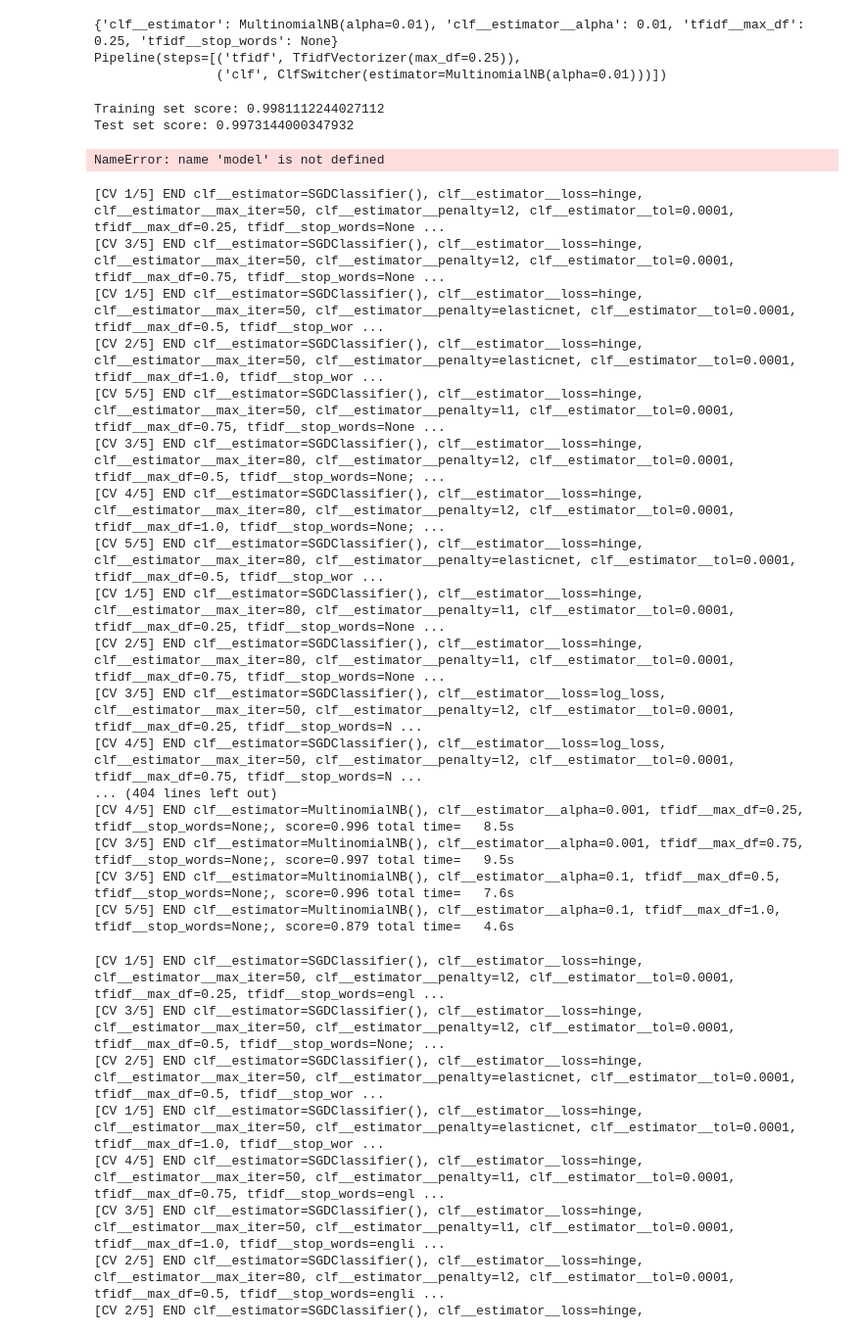
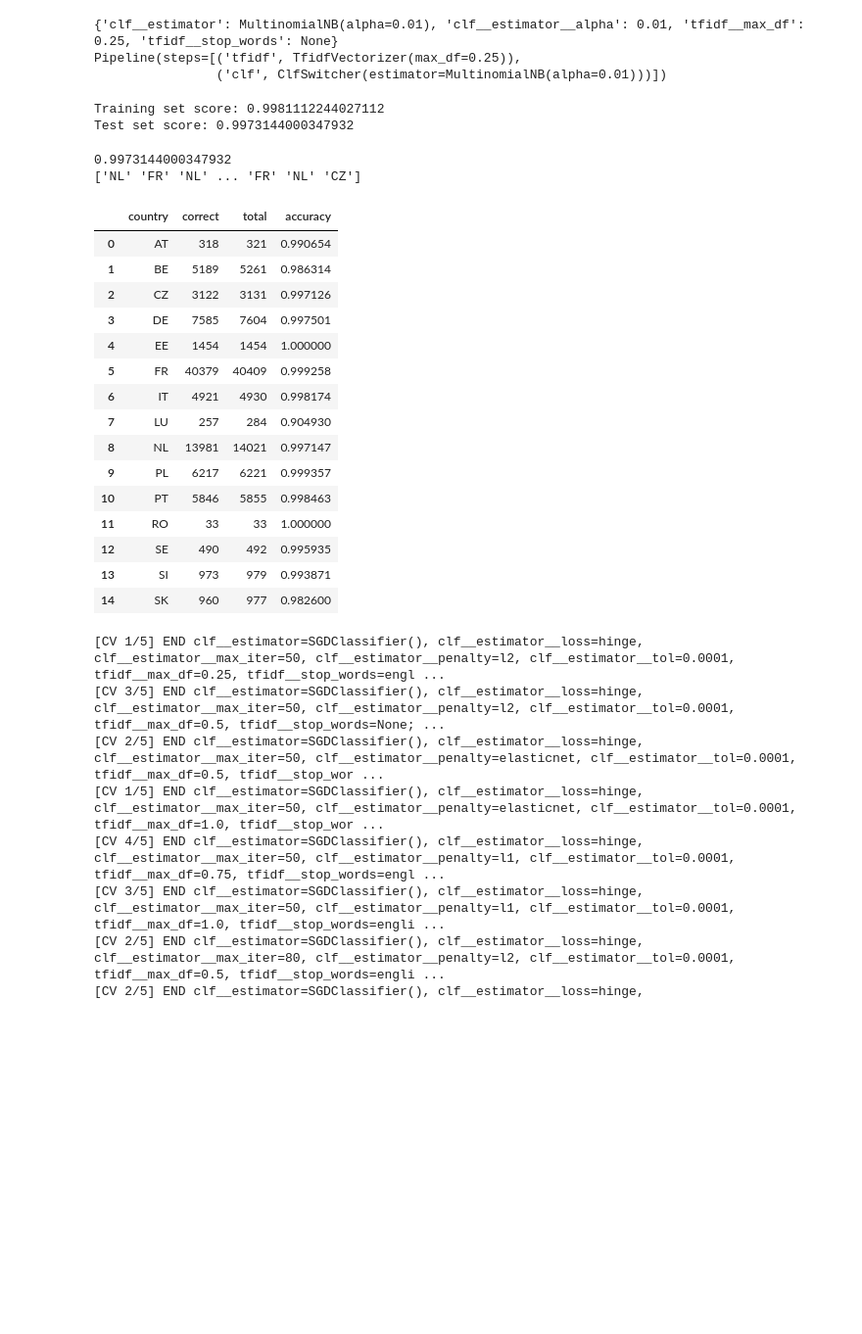
Before and after one commit to cjbaxt/textkernel, a Jupyter notebook: address_classification/address_classification.ipynb, the cells around one changed output. Shown: that part at 98% size. Saved outputs shown, nothing was run; the diff lists cells and outputs as text; code cells hidden in the pictures; blank space fills up the shorter version.

Commit message:
saving model

```diff
--- a/address_classification/address_classification.ipynb
+++ b/address_classification/address_classification.ipynb
@@ -259,32 +259,3 @@ print(best_pipe)
 {'clf__estimator': MultinomialNB(alpha=0.01), 'clf__estimator__alpha': 0.01, 'tfidf__max_df': 0.25, 'tfidf__stop_words': None}
 Pipeline(steps=[('tfidf', TfidfVectorizer(max_df=0.25)),
                 ('clf', ClfSwitcher(estimator=MultinomialNB(alpha=0.01)))])
-# %%
-print("Training set score: " + str(gscv.score(train_x, train_y)))
-print("Test set score: " + str(gscv.score(test_x, test_y)))
-# %% [output]
-Training set score: 0.9981112244027112
-Test set score: 0.9973144000347932
-# %%
-# Save the model to disk
-filename = 'outputs/finalized_model.sav'
-pickle.dump(model, open(filename, 'wb'))
-# %% [output]
-NameError: name 'model' is not defined
-[CV 1/5] END clf__estimator=SGDClassifier(), clf__estimator__loss=hinge, clf__estimator__max_iter=50, clf__estimator__penalty=l2, clf__estimator__tol=0.0001, tfidf__max_df=0.25, tfidf__stop_words=None ...
-[CV 3/5] END clf__estimator=SGDClassifier(), clf__estimator__loss=hinge, clf__estimator__max_iter=50, clf__estimator__penalty=l2, clf__estimator__tol=0.0001, tfidf__max_df=0.75, tfidf__stop_words=None ...
-[CV 1/5] END clf__estimator=SGDClassifier(), clf__estimator__loss=hinge, clf__estimator__max_iter=50, clf__estimator__penalty=elasticnet, clf__estimator__tol=0.0001, tfidf__max_df=0.5, tfidf__stop_wor ...
-[CV 2/5] END clf__estimator=SGDClassifier(), clf__estimator__loss=hinge, clf__estimator__max_iter=50, clf__estimator__penalty=elasticnet, clf__estimator__tol=0.0001, tfidf__max_df=1.0, tfidf__stop_wor ...
-[CV 5/5] END clf__estimator=SGDClassifier(), clf__estimator__loss=hinge, clf__estimator__max_iter=50, clf__estimator__penalty=l1, clf__estimator__tol=0.0001, tfidf__max_df=0.75, tfidf__stop_words=None ...
-[CV 3/5] END clf__estimator=SGDClassifier(), clf__estimator__loss=hinge, clf__estimator__max_iter=80, clf__estimator__penalty=l2, clf__estimator__tol=0.0001, tfidf__max_df=0.5, tfidf__stop_words=None; ...
-[CV 4/5] END clf__estimator=SGDClassifier(), clf__estimator__loss=hinge, clf__estimator__max_iter=80, clf__estimator__penalty=l2, clf__estimator__tol=0.0001, tfidf__max_df=1.0, tfidf__stop_words=None; ...
-[CV 5/5] END clf__estimator=SGDClassifier(), clf__estimator__loss=hinge, clf__estimator__max_iter=80, clf__estimator__penalty=elasticnet, clf__estimator__tol=0.0001, tfidf__max_df=0.5, tfidf__stop_wor ...
-[CV 1/5] END clf__estimator=SGDClassifier(), clf__estimator__loss=hinge, clf__estimator__max_iter=80, clf__estimator__penalty=l1, clf__estimator__tol=0.0001, tfidf__max_df=0.25, tfidf__stop_words=None ...
-[CV 2/5] END clf__estimator=SGDClassifier(), clf__estimator__loss=hinge, clf__estimator__max_iter=80, clf__estimator__penalty=l1, clf__estimator__tol=0.0001, tfidf__max_df=0.75, tfidf__stop_words=None ...
-[CV 3/5] END clf__estimator=SGDClassifier(), clf__estimator__loss=log_loss, clf__estimator__max_iter=50, clf__estimator__penalty=l2, clf__estimator__tol=0.0001, tfidf__max_df=0.25, tfidf__stop_words=N ...
-[CV 4/5] END clf__estimator=SGDClassifier(), clf__estimator__loss=log_loss, clf__estimator__max_iter=50, clf__estimator__penalty=l2, clf__estimator__tol=0.0001, tfidf__max_df=0.75, tfidf__stop_words=N ...
-... (404 lines left out)
-[CV 4/5] END clf__estimator=MultinomialNB(), clf__estimator__alpha=0.001, tfidf__max_df=0.25, tfidf__stop_words=None;, score=0.996 total time=   8.5s
-[CV 3/5] END clf__estimator=MultinomialNB(), clf__estimator__alpha=0.001, tfidf__max_df=0.75, tfidf__stop_words=None;, score=0.997 total time=   9.5s
-[CV 3/5] END clf__estimator=MultinomialNB(), clf__estimator__alpha=0.1, tfidf__max_df=0.5, tfidf__stop_words=None;, score=0.996 total time=   7.6s
-[CV 5/5] END clf__estimator=MultinomialNB(), clf__estimator__alpha=0.1, tfidf__max_df=1.0, tfidf__stop_words=None;, score=0.879 total time=   4.6s
@@ -305,0 +262,6 @@ print(pred_y)
+# %%
+print("Training set score: " + str(gscv.score(train_x, train_y)))
+print("Test set score: " + str(gscv.score(test_x, test_y)))
+# %% [output]
+Training set score: 0.9981112244027112
+Test set score: 0.9973144000347932
@@ -306,3 +272,42 @@ print(pred_y)
+# %%
+# some time later...
+# TODO: we will want to put this in a seperate file
+
+# load the model from disk
+loaded_model = pickle.load(open(filename, 'rb'))
+result = loaded_model.score(test_x, test_y)
+print(result)
+
+# Predict
+encoder = LabelEncoder()
+encoder.classes_ = np.load('outputs/encoded_classes.npy', allow_pickle = True)
+
+pred_y = encoder.inverse_transform(best_pipe.predict(test_x))
+test_y = encoder.inverse_transform(test_y)
+
+df = pd.DataFrame(np.array([test_y, pred_y]).T, columns = ['country', 'country_pred'])
+
+accuracy_df = validation.class_accuracy(df, 'country', 'country_pred')
+display(accuracy_df)
+# %% [output]
+0.9973144000347932
+['NL' 'FR' 'NL' ... 'FR' 'NL' 'CZ']
+|  | country | correct | total | accuracy |
+| 0 | AT | 318 | 321 | 0.990654 |
+| 1 | BE | 5189 | 5261 | 0.986314 |
+| 2 | CZ | 3122 | 3131 | 0.997126 |
+| 3 | DE | 7585 | 7604 | 0.997501 |
+| 4 | EE | 1454 | 1454 | 1.000000 |
+| 5 | FR | 40379 | 40409 | 0.999258 |
+| 6 | IT | 4921 | 4930 | 0.998174 |
+| 7 | LU | 257 | 284 | 0.904930 |
+| 8 | NL | 13981 | 14021 | 0.997147 |
+| 9 | PL | 6217 | 6221 | 0.999357 |
+| 10 | PT | 5846 | 5855 | 0.998463 |
+| 11 | RO | 33 | 33 | 1.000000 |
+| 12 | SE | 490 | 492 | 0.995935 |
+| 13 | SI | 973 | 979 | 0.993871 |
+| 14 | SK | 960 | 977 | 0.982600 |
 # %%
 # Now build the classifier with the best model, save the model and then we can easily take a new address and output a country
 # %% [output]
```
Also changed, not shown: parts of 2 cells of this notebook, 1 other file.
